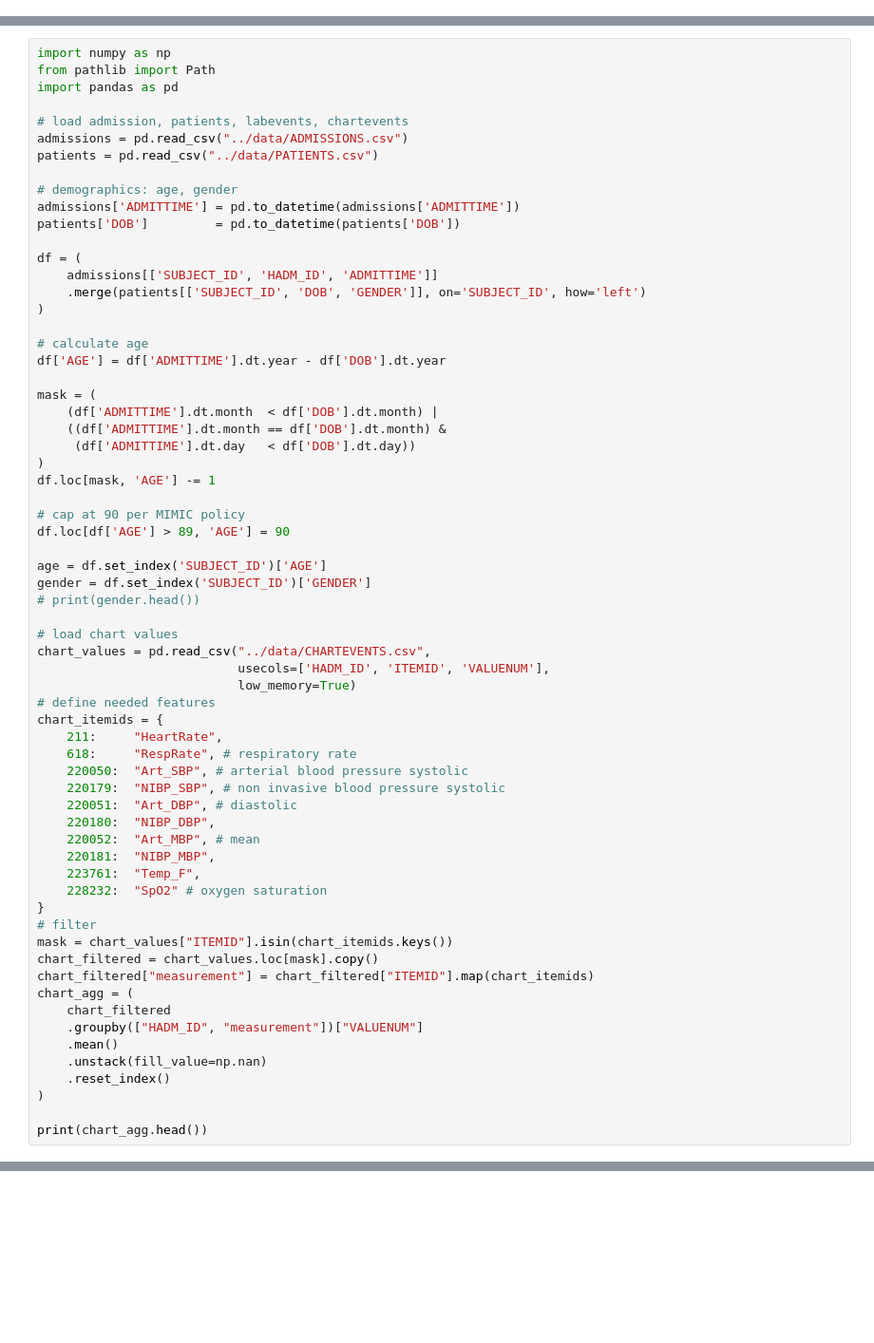
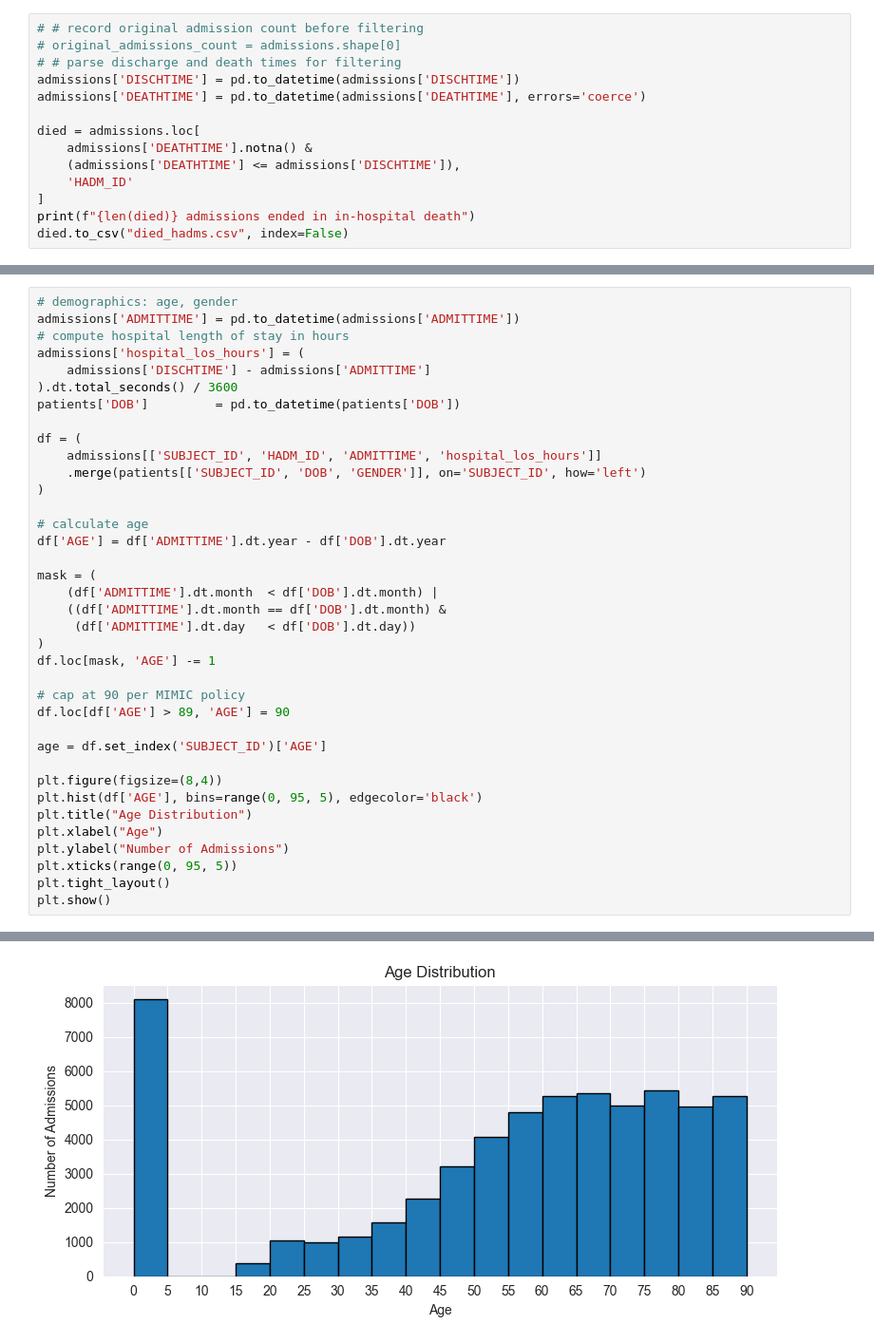
Before and after one commit to Ecc535/mimiciii_readmission, a Jupyter notebook: 1_create_dataframe.ipynb, the cells around one changed output, grey strips where cells are left out. Shown at 95% size. Saved outputs shown, nothing was run; the diff lists cells and outputs as text; blank space fills up the shorter version.

```diff
--- a/1_create_dataframe.ipynb
+++ b/1_create_dataframe.ipynb
@@ -0,0 +9,14 @@
+# %%
+# # record original admission count before filtering
+# original_admissions_count = admissions.shape[0]
+# # parse discharge and death times for filtering
+admissions['DISCHTIME'] = pd.to_datetime(admissions['DISCHTIME'])
+admissions['DEATHTIME'] = pd.to_datetime(admissions['DEATHTIME'], errors='coerce')
+
+died = admissions.loc[
+    admissions['DEATHTIME'].notna() &
+    (admissions['DEATHTIME'] <= admissions['DISCHTIME']),
+    'HADM_ID'
+]
+print(f"{len(died)} admissions ended in in-hospital death")
+died.to_csv("died_hadms.csv", index=False)
@@ -1,18 +25,14 @@
 # %%
-import numpy as np
-from pathlib import Path
-import pandas as pd
-
-# load admission, patients, labevents, chartevents
-admissions = pd.read_csv("../data/ADMISSIONS.csv")
-patients = pd.read_csv("../data/PATIENTS.csv")
-
 # demographics: age, gender
 admissions['ADMITTIME'] = pd.to_datetime(admissions['ADMITTIME'])
+# compute hospital length of stay in hours
+admissions['hospital_los_hours'] = (
+    admissions['DISCHTIME'] - admissions['ADMITTIME']
+).dt.total_seconds() / 3600
 patients['DOB']         = pd.to_datetime(patients['DOB'])
 
 df = (
-    admissions[['SUBJECT_ID', 'HADM_ID', 'ADMITTIME']]
+    admissions[['SUBJECT_ID', 'HADM_ID', 'ADMITTIME', 'hospital_los_hours']]
     .merge(patients[['SUBJECT_ID', 'DOB', 'GENDER']], on='SUBJECT_ID', how='left')
 )
 
@@ -30,37 +50,13 @@ df.loc[mask, 'AGE'] -= 1
 df.loc[df['AGE'] > 89, 'AGE'] = 90
 
 age = df.set_index('SUBJECT_ID')['AGE']
-gender = df.set_index('SUBJECT_ID')['GENDER']
-# print(gender.head())
 
-# load chart values
-chart_values = pd.read_csv("../data/CHARTEVENTS.csv",
-                           usecols=['HADM_ID', 'ITEMID', 'VALUENUM'],
-                           low_memory=True)
-# define needed features
-chart_itemids = {
-    211:     "HeartRate",
-    618:     "RespRate", # respiratory rate
-    220050:  "Art_SBP", # arterial blood pressure systolic
-    220179:  "NIBP_SBP", # non invasive blood pressure systolic
-    220051:  "Art_DBP", # diastolic
-    220180:  "NIBP_DBP",
-    220052:  "Art_MBP", # mean
-    220181:  "NIBP_MBP",
-    223761:  "Temp_F",
-    228232:  "SpO2" # oxygen saturation
-}
-# filter
-mask = chart_values["ITEMID"].isin(chart_itemids.keys())
-chart_filtered = chart_values.loc[mask].copy()
-chart_filtered["measurement"] = chart_filtered["ITEMID"].map(chart_itemids)
-chart_agg = (
-    chart_filtered
-    .groupby(["HADM_ID", "measurement"])["VALUENUM"]
-    .mean()
-    .unstack(fill_value=np.nan)
-    .reset_index()
-)
-
-print(chart_agg.head())
+plt.figure(figsize=(8,4))
+plt.hist(df['AGE'], bins=range(0, 95, 5), edgecolor='black')
+plt.title("Age Distribution")
+plt.xlabel("Age")
+plt.ylabel("Number of Admissions")
+plt.xticks(range(0, 95, 5))
+plt.tight_layout()
+plt.show()
 # %% [output]
@@ -79,0 +63 @@ measurement    NIBP_MBP    NIBP_SBP   RespRate  SpO2     Temp_F
+[figure, added]
```
Also changed, not shown: parts of 11 cells of this notebook, 21 other files.
